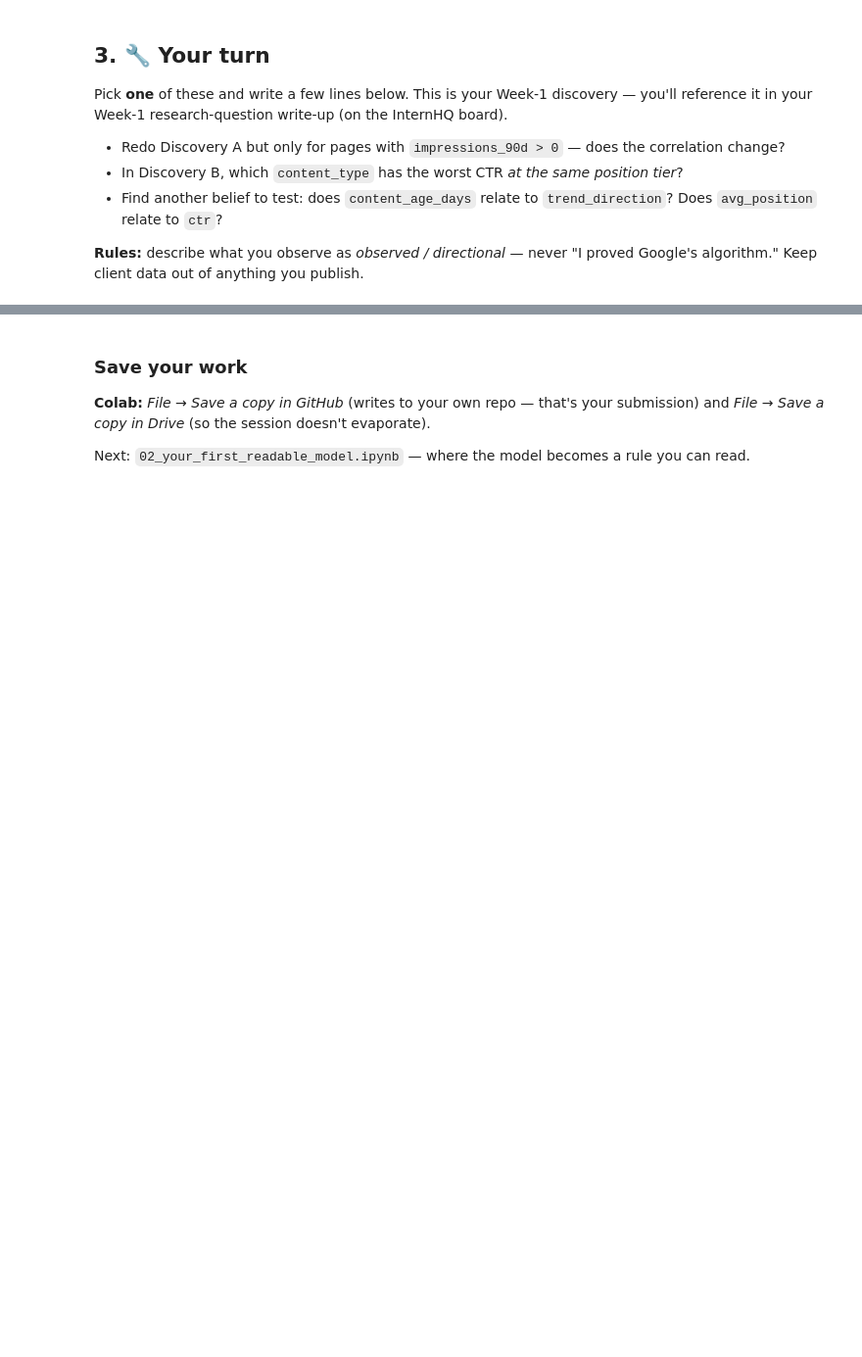
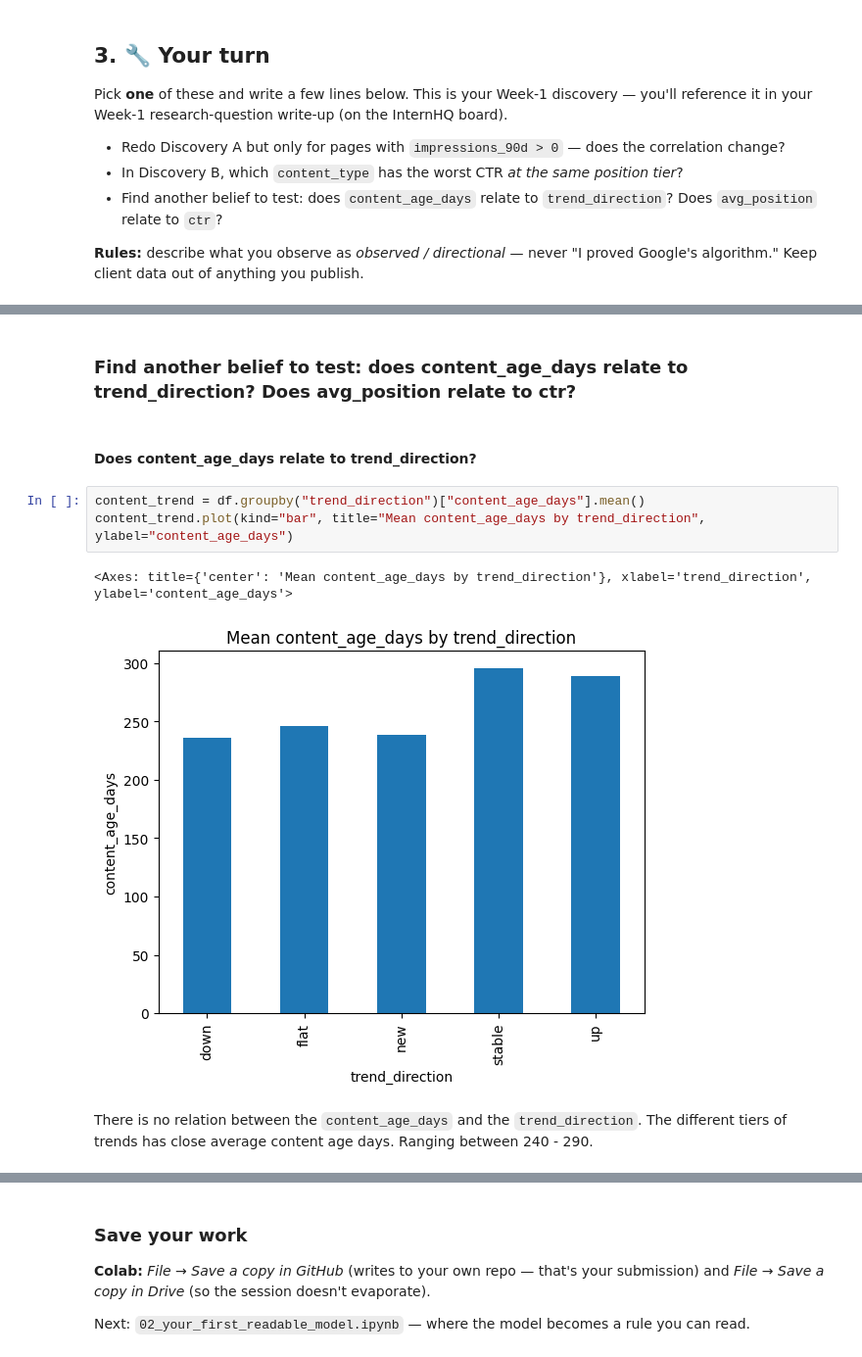
Before and after one commit to AhmedWaleedElFar/flyrank-ml-assignments, a Jupyter notebook: notebooks/01_first_look_and_discovery.ipynb, the cells around one changed output, grey strips where cells are left out. Shown at 98% size. Cells and saved outputs as stored; diff of their text form; blank space fills up the shorter version.

Commit message:
Add: data analysis steps and trends between features and target label

```diff
--- a/notebooks/01_first_look_and_discovery.ipynb
+++ b/notebooks/01_first_look_and_discovery.ipynb
@@ -101,0 +206,12 @@ Pick **one** of these and write a few lines below. This is your Week-1 discovery
+# %% [markdown]
+### Find another belief to test: does content_age_days relate to trend_direction? Does avg_position relate to ctr?
+# %% [markdown]
+#### Does content_age_days relate to trend_direction?
+# %%
+content_trend = df.groupby("trend_direction")["content_age_days"].mean()
+content_trend.plot(kind="bar", title="Mean content_age_days by trend_direction", ylabel="content_age_days")
+# %% [output]
+<Axes: title={'center': 'Mean content_age_days by trend_direction'}, xlabel='trend_direction', ylabel='content_age_days'>
+[figure, added]
+# %% [markdown]
+There is no relation between the `content_age_days` and the `trend_direction`. The different tiers of trends has close average content age days. Ranging between 240 - 290.
```
Also changed, not shown: parts of 22 cells of this notebook.
